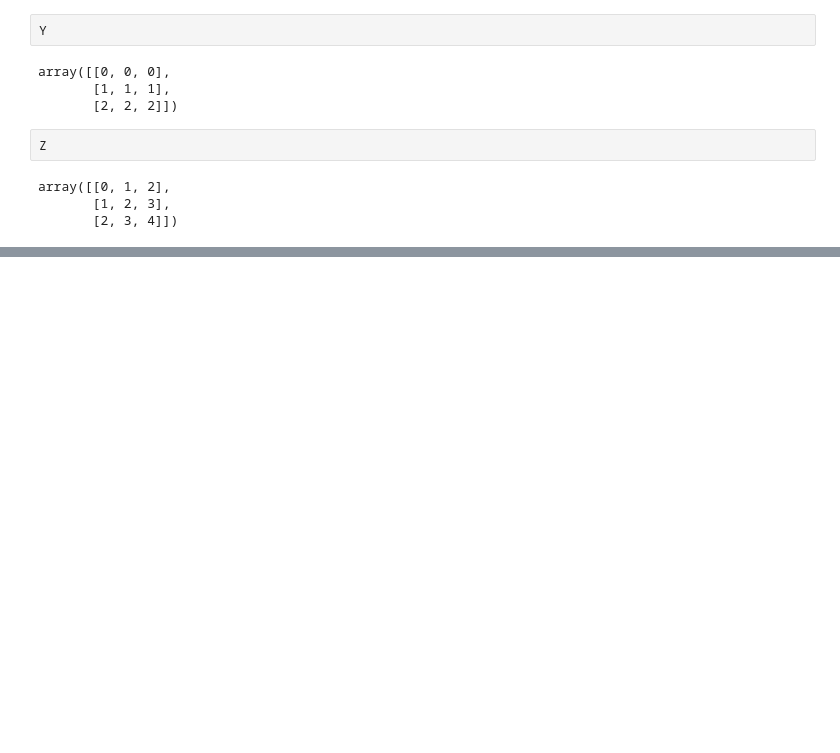
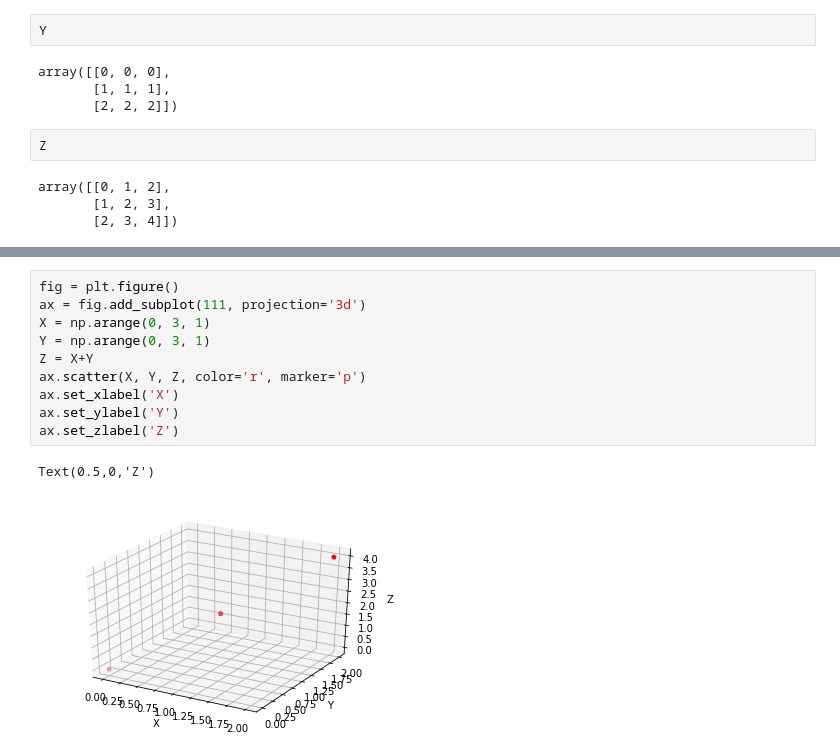
Before and after one commit to ggaarder7/yanhh0.github.io, a Jupyter notebook: np_meshgrid.ipynb, the cells around one changed output, grey strips where cells are left out. Drawn from its saved outputs; the diff is of its cells as text; blank space fills up the shorter version.

```diff
--- a/np_meshgrid.ipynb
+++ b/np_meshgrid.ipynb
@@ -132,0 +165,13 @@ array([[0, 1, 2],
+# %%
+fig = plt.figure()
+ax = fig.add_subplot(111, projection='3d')
+X = np.arange(0, 3, 1)
+Y = np.arange(0, 3, 1)
+Z = X+Y
+ax.scatter(X, Y, Z, color='r', marker='p')
+ax.set_xlabel('X')
+ax.set_ylabel('Y')
+ax.set_zlabel('Z')
+# %% [output]
+Text(0.5,0,'Z')
+[figure, added]
```
Also changed, not shown: parts of 6 cells of this notebook.
